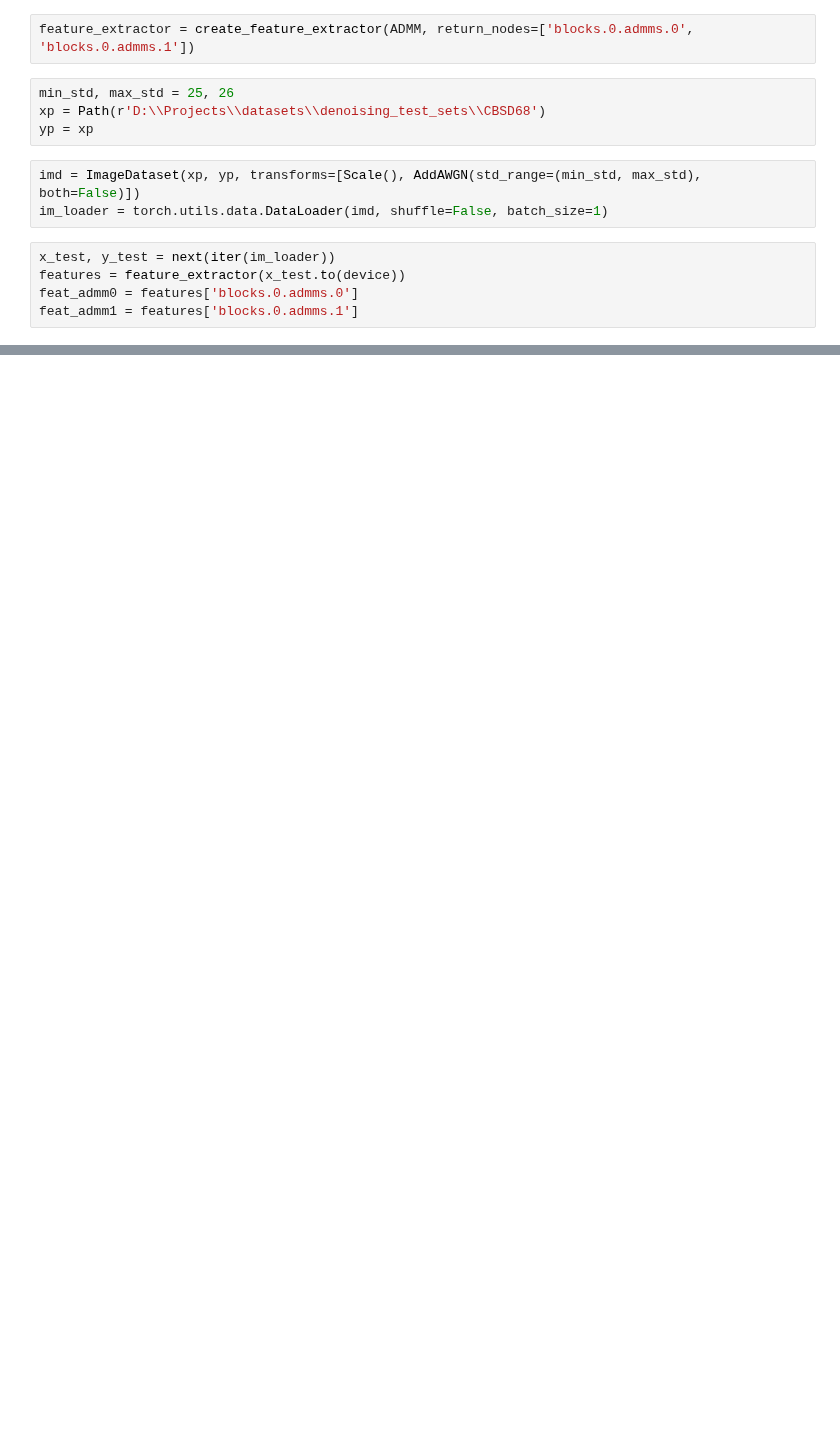
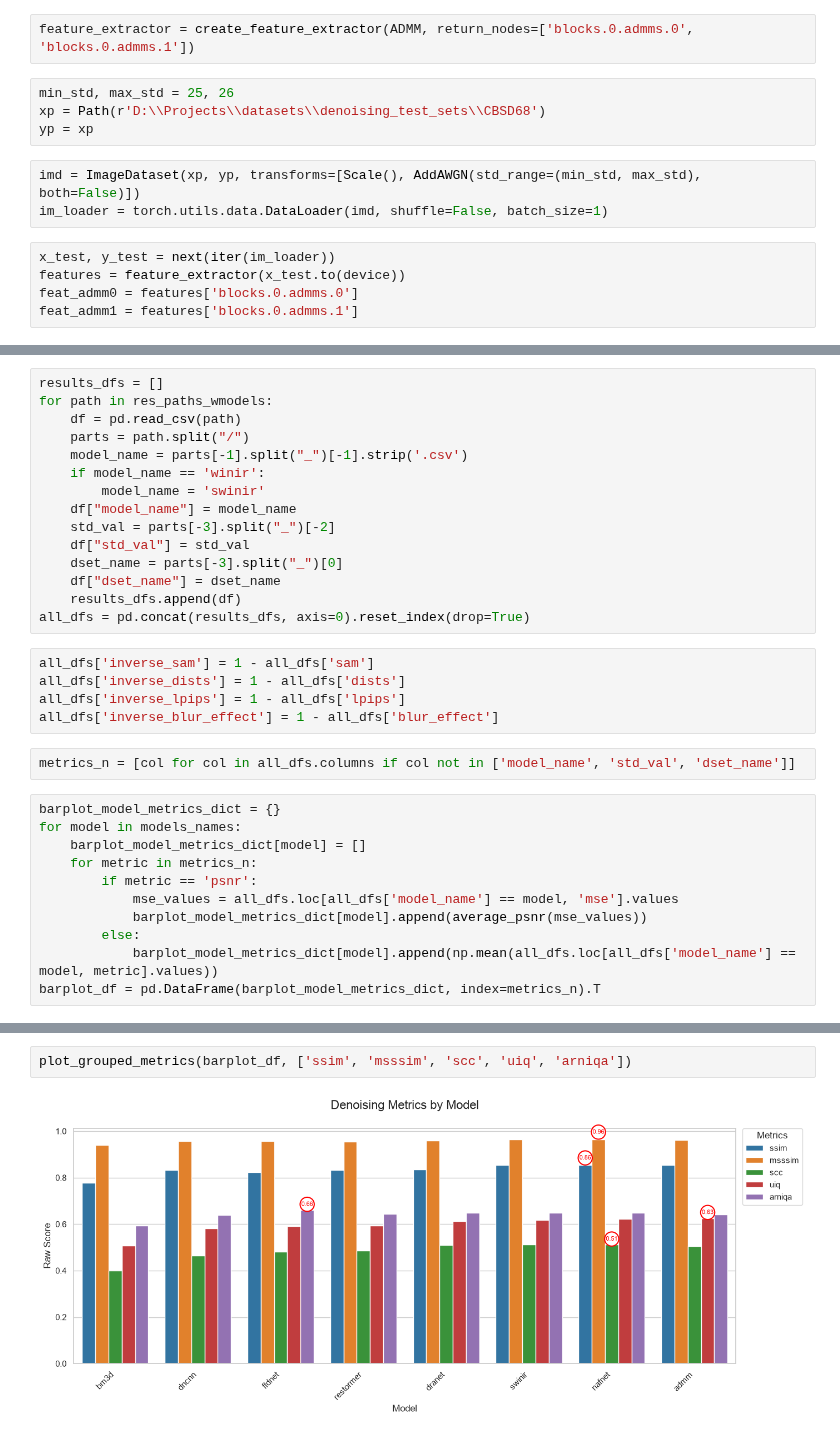
Before and after one commit to georgegrosu1/torch-admm-deconv, a Jupyter notebook: notebooks/analyze_admm_model.ipynb, the cells around one changed output, grey strips where cells are left out. Drawn from its saved outputs; the diff is of its cells as text; blank space fills up the shorter version.

```diff
--- a/notebooks/analyze_admm_model.ipynb
+++ b/notebooks/analyze_admm_model.ipynb
@@ -92,0 +144,33 @@ plt.imshow(feat_admm1.detach().cpu().numpy()[0].transpose(1, 2, 0))
+# %%
+results_dfs = []
+for path in res_paths_wmodels:
+    df = pd.read_csv(path)
+    parts = path.split("/")
+    model_name = parts[-1].split("_")[-1].strip('.csv')
+    if model_name == 'winir':
+        model_name = 'swinir'
+    df["model_name"] = model_name
+    std_val = parts[-3].split("_")[-2]
+    df["std_val"] = std_val
+    dset_name = parts[-3].split("_")[0]
+    df["dset_name"] = dset_name
+    results_dfs.append(df)
+all_dfs = pd.concat(results_dfs, axis=0).reset_index(drop=True)
+# %%
+all_dfs['inverse_sam'] = 1 - all_dfs['sam']
+all_dfs['inverse_dists'] = 1 - all_dfs['dists']
+all_dfs['inverse_lpips'] = 1 - all_dfs['lpips']
+all_dfs['inverse_blur_effect'] = 1 - all_dfs['blur_effect']
+# %%
+metrics_n = [col for col in all_dfs.columns if col not in ['model_name', 'std_val', 'dset_name']]
+# %%
+barplot_model_metrics_dict = {}
+for model in models_names:
+    barplot_model_metrics_dict[model] = []
+    for metric in metrics_n:
+        if metric == 'psnr':
+            mse_values = all_dfs.loc[all_dfs['model_name'] == model, 'mse'].values
+            barplot_model_metrics_dict[model].append(average_psnr(mse_values))
+        else:
+            barplot_model_metrics_dict[model].append(np.mean(all_dfs.loc[all_dfs['model_name'] == model, metric].values))
+barplot_df = pd.DataFrame(barplot_model_metrics_dict, index=metrics_n).T
@@ -92,0 +228,4 @@ plt.imshow(feat_admm1.detach().cpu().numpy()[0].transpose(1, 2, 0))
+# %%
+plot_grouped_metrics(barplot_df, ['ssim', 'msssim', 'scc', 'uiq', 'arniqa'])
+# %% [output]
+[figure, added]
```
Also changed, not shown: parts of 27 cells of this notebook, 3 other files.
